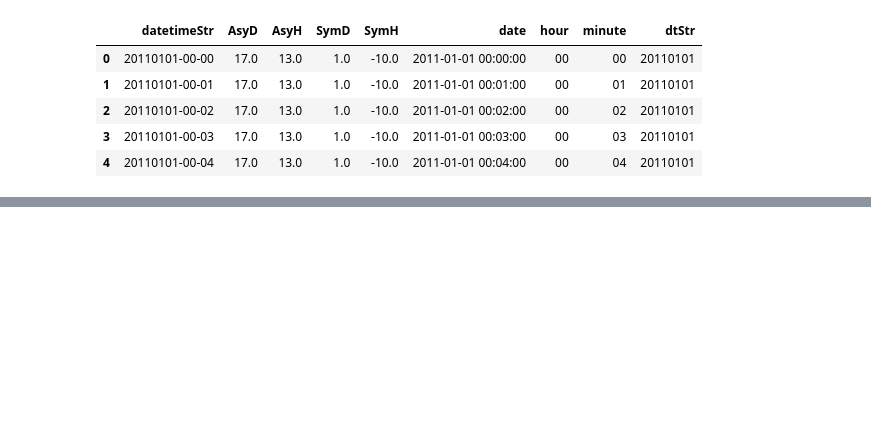
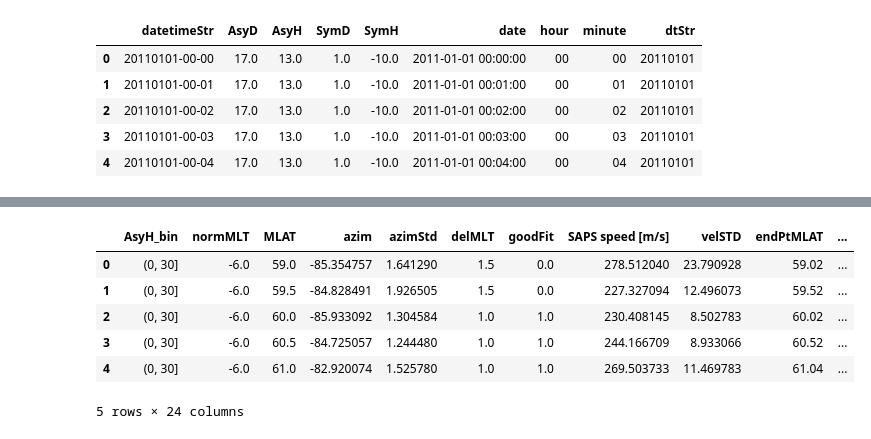
Before and after one commit to bharatreddy/indsvels, a Jupyter notebook: ipy/stats-gmag.ipynb, the cells around one changed output, grey strips where cells are left out. Saved outputs shown, nothing was run; the diff lists cells and outputs as text; code cells hidden in the pictures; blank space fills up the shorter version.

```diff
--- a/ipy/stats-gmag.ipynb
+++ b/ipy/stats-gmag.ipynb
@@ -371,0 +416,17 @@ selMltDF.plot( kind="scatter", x="vSaps", y="SymH", ax=ax3 )
+# %%
+# Groupby Asy bin
+AsyCntDF = velsDataDF.groupby( [ "AsyH_bin", "normMLT", "MLAT" ] ).size().reset_index()
+AsyCntDF.columns = [ "AsyH_bin", "normMLT", "MLAT", "cnt" ]
+AsyCntDF = AsyCntDF[ AsyCntDF["cnt"] >= 50. ].reset_index(drop=True)
+asyDF = velsDataDF.groupby( [ "AsyH_bin", "normMLT", "MLAT" ] ).median().reset_index()
+asyDF = pandas.merge( asyDF, AsyCntDF, on=[ "AsyH_bin", "normMLT", "MLAT" ] )
+asyDF = asyDF.rename(columns={'vSaps': 'SAPS speed [m/s]'})
+asyDF.head()
+# %% [output]
+|  | AsyH_bin | normMLT | MLAT | azim | azimStd | delMLT | goodFit | SAPS speed [m/s] | velSTD | endPtMLAT | ... |
+| 0 | (0, 30] | -6.0 | 59.0 | -85.354757 | 1.641290 | 1.5 | 0.0 | 278.512040 | 23.790928 | 59.02 | ... |
+| 1 | (0, 30] | -6.0 | 59.5 | -84.828491 | 1.926505 | 1.5 | 0.0 | 227.327094 | 12.496073 | 59.52 | ... |
+| 2 | (0, 30] | -6.0 | 60.0 | -85.933092 | 1.304584 | 1.0 | 1.0 | 230.408145 | 8.502783 | 60.02 | ... |
+| 3 | (0, 30] | -6.0 | 60.5 | -84.725057 | 1.244480 | 1.0 | 1.0 | 244.166709 | 8.933066 | 60.52 | ... |
+| 4 | (0, 30] | -6.0 | 61.0 | -82.920074 | 1.525780 | 1.0 | 1.0 | 269.503733 | 11.469783 | 61.04 | ... |
+5 rows × 24 columns
```
Also changed, not shown: parts of 9 cells of this notebook, 22 other files.
